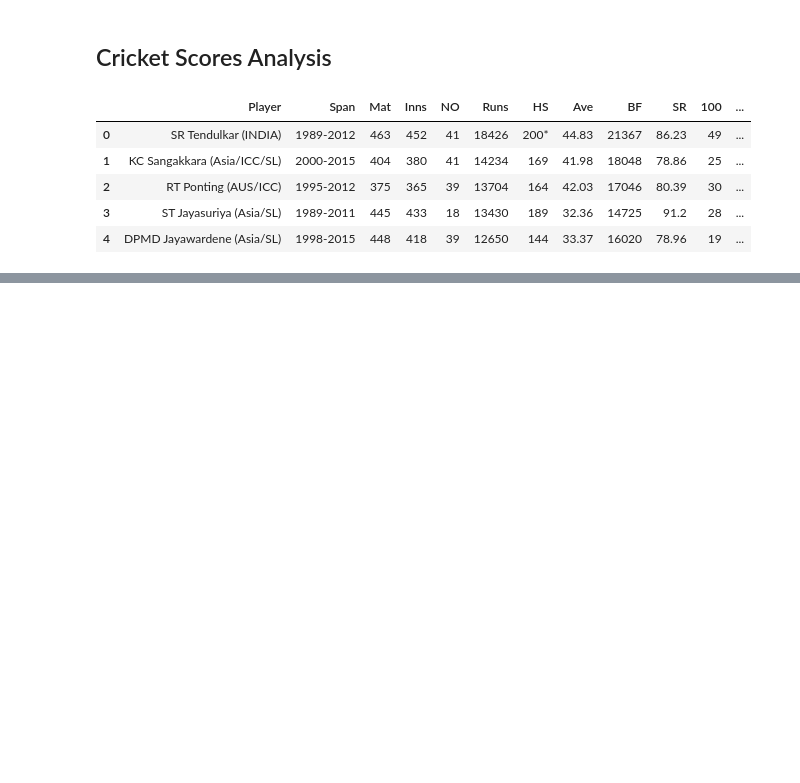
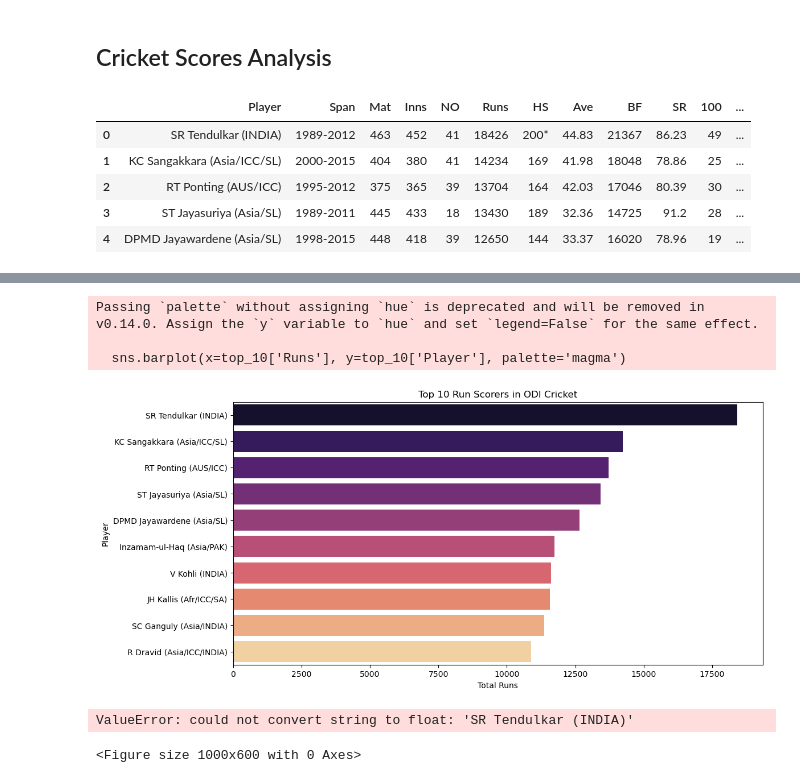
Before and after one commit to Sagar-S-R/ODIdataAnalysis, a Jupyter notebook: cricketScoresAnalysis.ipynb, the cells around one changed output, grey strips where cells are left out. Saved outputs shown, nothing was run; the diff lists cells and outputs as text; code cells hidden in the pictures; blank space fills up the shorter version.

```diff
--- a/cricketScoresAnalysis.ipynb
+++ b/cricketScoresAnalysis.ipynb
@@ -38,0 +41,3 @@ odi.fillna({
+# %%
+def top_scorers(n=10):
+    return odi[['Player', 'Runs']].sort_values(by='Runs', ascending=False).head(n)
@@ -38,0 +59,21 @@ odi.fillna({
+# %%
+top_10 = top_scorers()
+plt.figure(figsize=(12, 6))
+sns.barplot(x=top_10['Runs'], y=top_10['Player'], palette='magma')
+plt.title("Top 10 Run Scorers in ODI Cricket")
+plt.xlabel("Total Runs")
+plt.ylabel("Player")
+plt.show()
+# %% [output]
+Passing `palette` without assigning `hue` is deprecated and will be removed in v0.14.0. Assign the `y` variable to `hue` and set `legend=False` for the same effect.
+
+  sns.barplot(x=top_10['Runs'], y=top_10['Player'], palette='magma')
+[figure, added]
+# %%
+plt.figure(figsize=(10, 6))
+sns.heatmap(odi.corr(), annot=True, cmap='coolwarm', linewidths=0.5)
+plt.title("Correlation Heatmap of ODI Stats")
+plt.show()
+# %% [output]
+ValueError: could not convert string to float: 'SR Tendulkar (INDIA)'
+<Figure size 1000x600 with 0 Axes>
```
Also changed, not shown: parts of 4 cells of this notebook.
